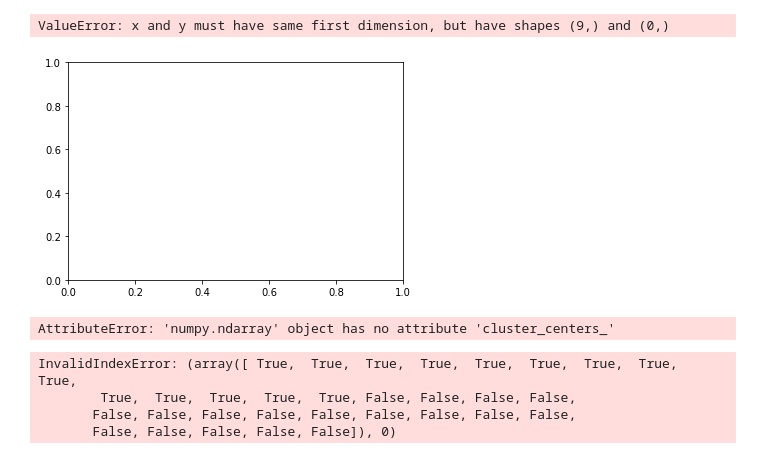
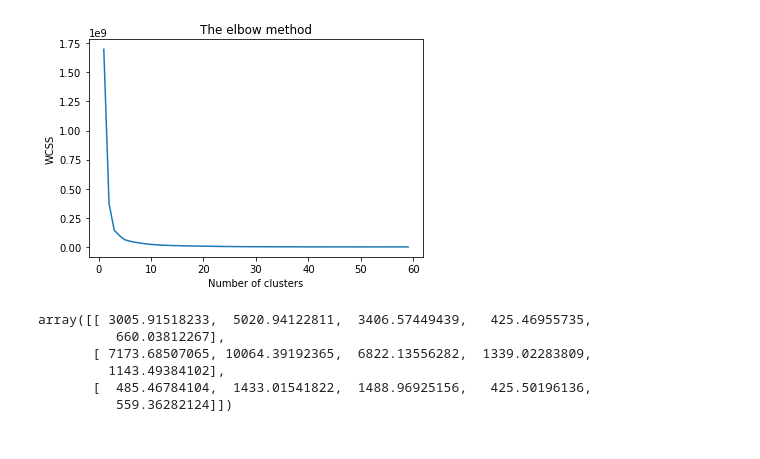
Before and after one commit to puneethegde72/Cluster-and-Fitting, a Jupyter notebook: Cluster and Fitting .ipynb, the cells around one changed output. Cells and saved outputs as stored; diff of their text form; code cells hidden in the pictures.

```diff
--- a/Cluster and Fitting .ipynb
+++ b/Cluster and Fitting .ipynb
@@ -7,7 +8,7 @@ from sklearn.cluster import KMeans
 # %%
 """Reading manipulating file with country name
 and returning a dataframe and transpose of the dataframe as return"""
-def dataFrame(file_name, years, countries, col, value1):
+def dataFrame(file_name, col, value1):
     # Reading Data for dataframe
     df = pd.read_csv(file_name, skiprows = 4)
     # Grouping data with col value
@@ -19,21 +20,22 @@ def dataFrame(file_name, years, countries, col, value1):
     #Storing the column data in a variable
     a = df1['Country Name']
     # cropping the data from dataframe
-    df1 = df1.iloc[countries, years:]
+    df1 = df1.iloc[253:275,2:]
+    df1 = df1.drop(columns=['Indicator Name', 'Indicator Code'])
     df1.insert(loc=0, column='Country Name', value=a)
     #Dropping the NAN values from dataframe Column wise
-    df1= df1.dropna(axis = 1)
+    df1= df1.dropna(axis = 0)
     #transposing the index of the dataframe
     df2 = df1.set_index('Country Name').T
     #returning the normal dataframe and transposed dataframe
     return df1, df2
 # %%
 # years using for the data analysis
-years = 35
+#years = 35
 # countries which are using for data analysis
-countries = [35, 40, 55, 81, 109, 119, 202, 205, 251]
+#countries = [35, 40, 55, 81, 109, 119, 202, 205, 251]
 '''calling dataFrame functions for all the dataframe which will be used for visualization'''
-GDP_capita_c, GDP_capita_y = dataFrame("API_NY.GDP.PCAP.CD_DS2_en_csv_v2_4770417.csv", years,
-                                     countries, "Indicator Name", "GDP per capita (current US$)")
+GDP_capita_c, GDP_capita_y = dataFrame("API_NY.GDP.PCAP.CD_DS2_en_csv_v2_4770417.csv",
+                                       "Indicator Name", "GDP per capita (current US$)")
 GDP_capita_c
 # %% [output]
@@ -51,3 +49,4 @@ GDP_capita_c
 # %%
+GDP_capita_y=GDP_capita_y.drop('Country Code',axis=0)
 GDP_capita_y
 # %% [output]
@@ -71,9 +66,9 @@ GDP_capita_y
 # %%
 wcss = []
-
-for i in range(1, 10):
-    kmeans = KMeans(n_clusters = i, init = 'k-means++', max_iter = 500, n_init = 20, random_state = 0)
-    kmeans.fit(GDP_capita_c)
+x=GDP_capita_y.values
+for i in range(1, 60):
+    kmeans = KMeans(n_clusters = i, init = 'k-means++', max_iter = 100, n_init = 20, random_state = 0)
+    kmeans.fit(x)
     wcss.append(kmeans.inertia_)
 
 wcss
@@ -82,9 +93,8 @@ ValueError: could not convert string to float: 'Canada'
 # %%
-plt.plot(range(1, 10), wcss)
+plt.plot(range(1, 60), wcss)
 plt.title('The elbow method')
 plt.xlabel('Number of clusters')
 plt.ylabel('WCSS') #within cluster sum of squares
 plt.show()
 # %% [output]
-ValueError: x and y must have same first dimension, but have shapes (9,) and (0,)
-[figure, old version]
+[figure, new version]
@@ -94,17 +100,0 @@ y_kmeans = km.fit_predict(GDP_capita_y)
-# %%
-y_kmeans.cluster_centers_
-# %% [output]
-AttributeError: 'numpy.ndarray' object has no attribute 'cluster_centers_'
-# %%
-plt.scatter(GDP_capita_y[y_kmeans == 0, 0], GDP_capita_y[y_kmeans == 0, 1], s = 100, c = 'purple', label = 'Canada')
-plt.scatter(GDP_capita_y[y_kmeans == 1, 0], GDP_capita_y[y_kmeans == 1, 1], s = 100, c = 'orange', label = 'China')
-plt.scatter(GDP_capita_y[y_kmeans == 2, 0], GDP_capita_y[y_kmeans == 2, 1], s = 100, c = 'green', label = 'Germany')
-
-plt.scatter(kmeans.cluster_centers_[:, 0], kmeans.cluster_centers_[:,1], s = 100, c = 'red', label = 'Centroids')
-
-plt.legend()
-# %% [output]
-InvalidIndexError: (array([ True,  True,  True,  True,  True,  True,  True,  True,  True,
-        True,  True,  True,  True,  True, False, False, False, False,
-       False, False, False, False, False, False, False, False, False,
-       False, False, False, False, False]), 0)
@@ -110,0 +104,9 @@ InvalidIndexError: (array([ True,  True,  True,  True,  True,  True,  True,  Tru
+# %%
+kmeans.cluster_centers_
+# %% [output]
+array([[ 3005.91518233,  5020.94122811,  3406.57449439,   425.46955735,
+          660.03812267],
+       [ 7173.68507065, 10064.39192365,  6822.13556282,  1339.02283809,
+         1143.49384102],
+       [  485.46784104,  1433.01541822,  1488.96925156,   425.50196136,
+          559.36282124]])
```
Also changed, not shown: parts of 7 cells of this notebook.
